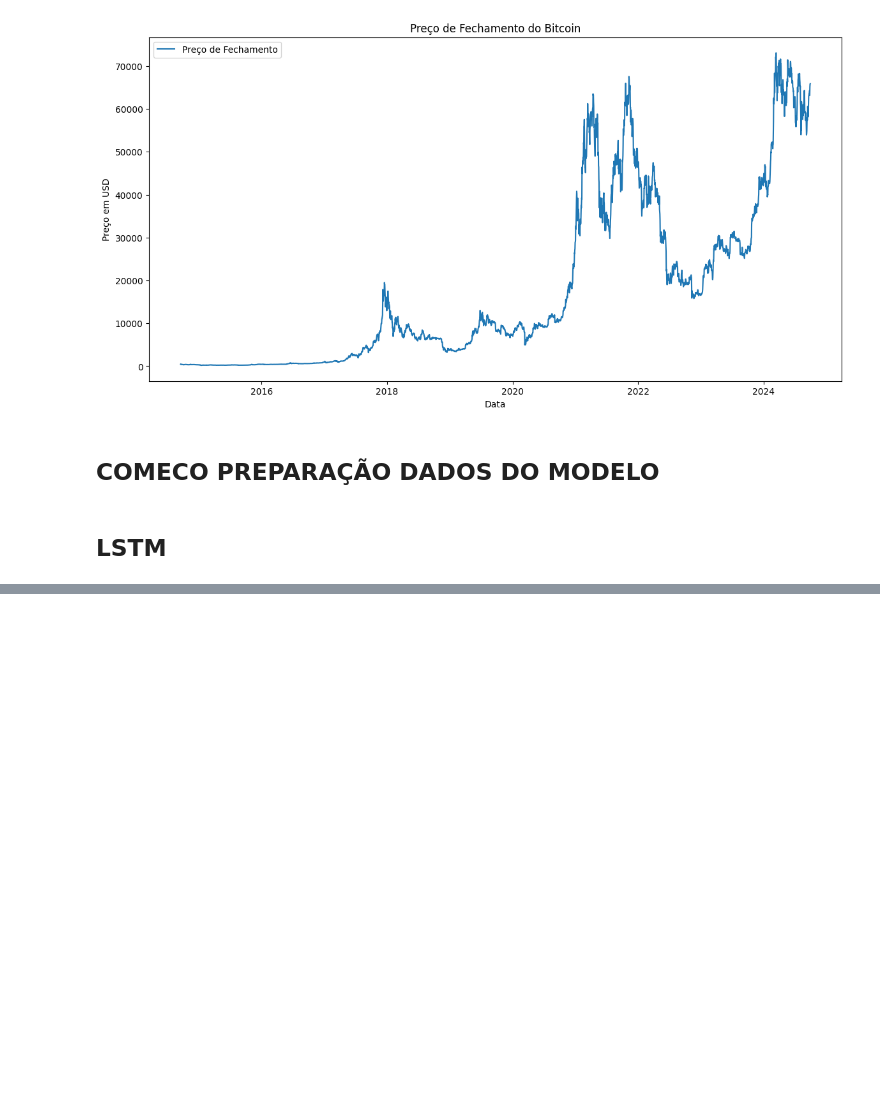
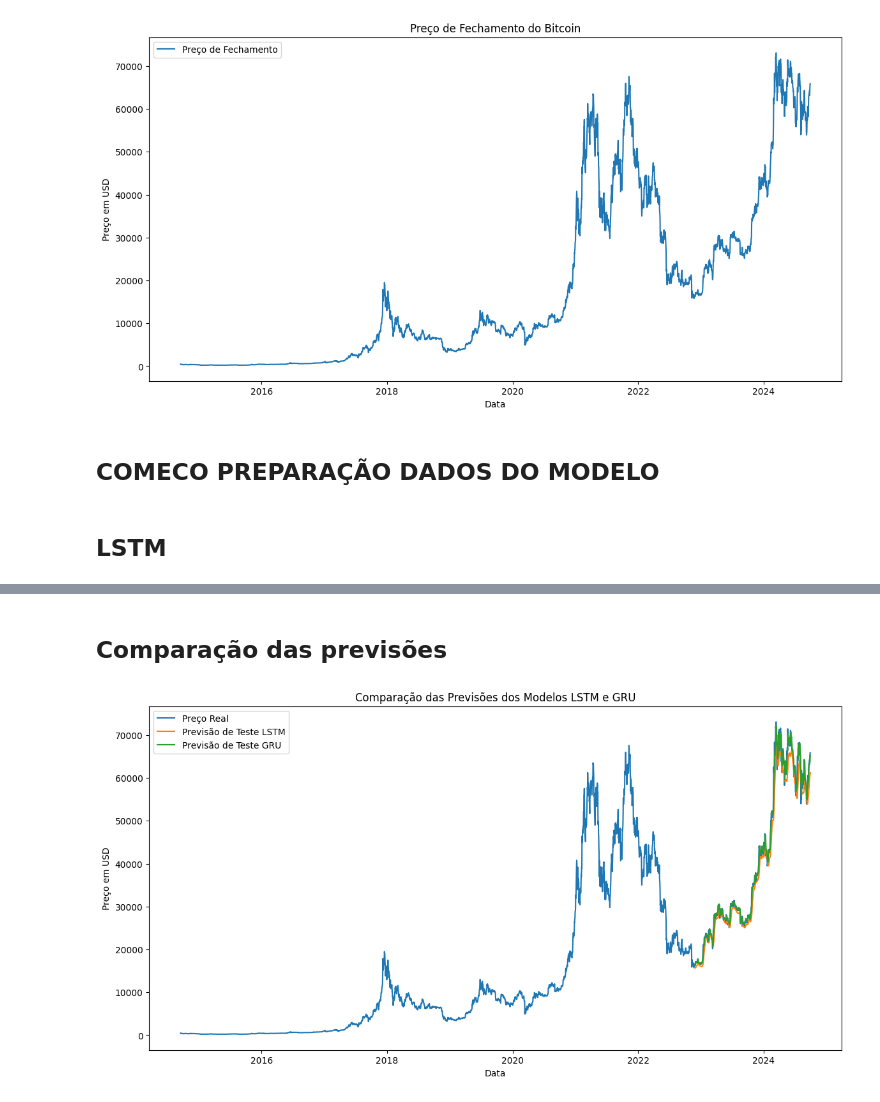
Before and after one commit to pedrocruz2/crypto-learning, a Jupyter notebook: treinamento/bitcoin.ipynb, the cells around one changed output, grey strips where cells are left out. Saved outputs shown, nothing was run; the diff lists cells and outputs as text; code cells hidden in the pictures; blank space fills up the shorter version.

```diff
--- a/treinamento/bitcoin.ipynb
+++ b/treinamento/bitcoin.ipynb
@@ -160,0 +311,15 @@ Test RMSE: 2047.3343826055611
+# %% [markdown]
+## Comparação das previsões
+# %%
+# Plotar previsões vs dados reais para ambos os modelos
+plt.figure(figsize=(14, 7))
+plt.plot(df_lstm['Date'], scaler_lstm.inverse_transform(scaled_data_lstm), label='Preço Real')
+plt.plot(test_dates_lstm, test_predict_lstm, label='Previsão de Teste LSTM')
+plt.plot(test_dates_gru, test_predict_gru, label='Previsão de Teste GRU')
+plt.title('Comparação das Previsões dos Modelos LSTM e GRU')
+plt.xlabel('Data')
+plt.ylabel('Preço em USD')
+plt.legend()
+plt.show()
+# %% [output]
+[figure, added]
```
Also changed, not shown: parts of 8 cells of this notebook.
